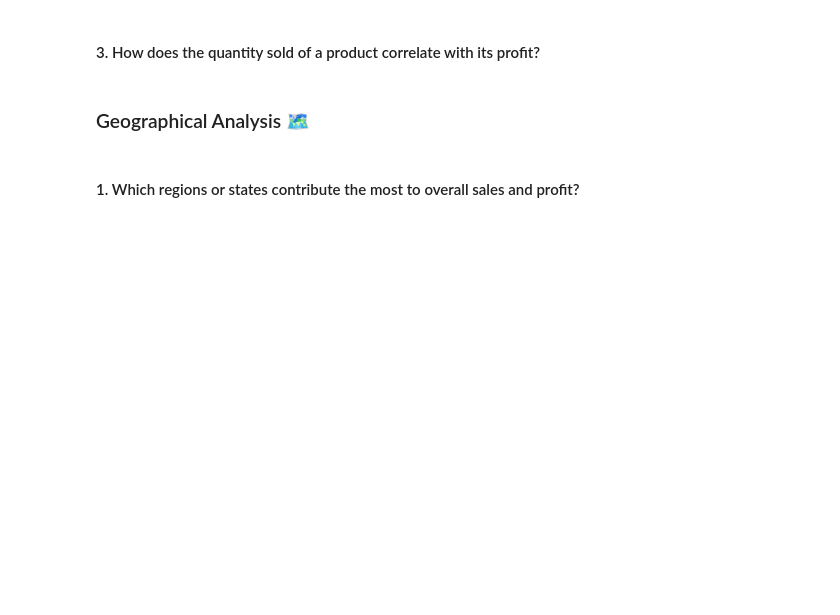
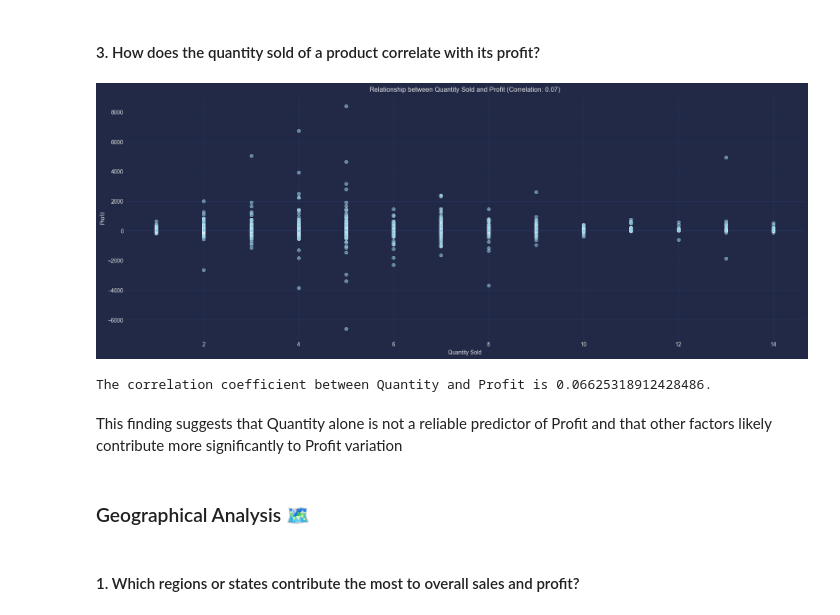
Before and after one commit to MahmoudNamNam/Data-Analysis-Projects, a Jupyter notebook: SuperStore/SuperStore.ipynb, the cells around one changed output. Drawn from its saved outputs; the diff is of its cells as text; code cells hidden in the pictures; blank space fills up the shorter version.

```diff
--- a/SuperStore/SuperStore.ipynb
+++ b/SuperStore/SuperStore.ipynb
@@ -1120,5 +1199,22 @@ Correlation between Purchase Frequency and Profit: 0.17
 # %% [markdown]
 #### 3. How does the quantity sold of a product correlate with its profit?
+# %%
+correlation_coefficient = df['Quantity'].corr(df['Profit'])
+
+sns.scatterplot(x='Quantity', y='Profit', data=df, color='skyblue', alpha=0.6)
+plt.title(f"Relationship between Quantity Sold and Profit (Correlation: {correlation_coefficient:.2f})")
+plt.xlabel("Quantity Sold")
+plt.ylabel("Profit")
+plt.grid(True)
+plt.show()
+# %% [output]
+[figure, added]
+# %%
+print(f'The correlation coefficient between Quantity and Profit is {correlation_coefficient}')
+# %% [output]
+The correlation coefficient between Quantity and Profit is 0.06625318912428486.
+# %% [markdown]
+This finding suggests that Quantity alone is not a reliable predictor of Profit and that other factors likely contribute more significantly to Profit variation
 # %% [markdown]
 ### Geographical Analysis 🗺️
 # %% [markdown]
```
Also changed, not shown: parts of 14 cells of this notebook.
